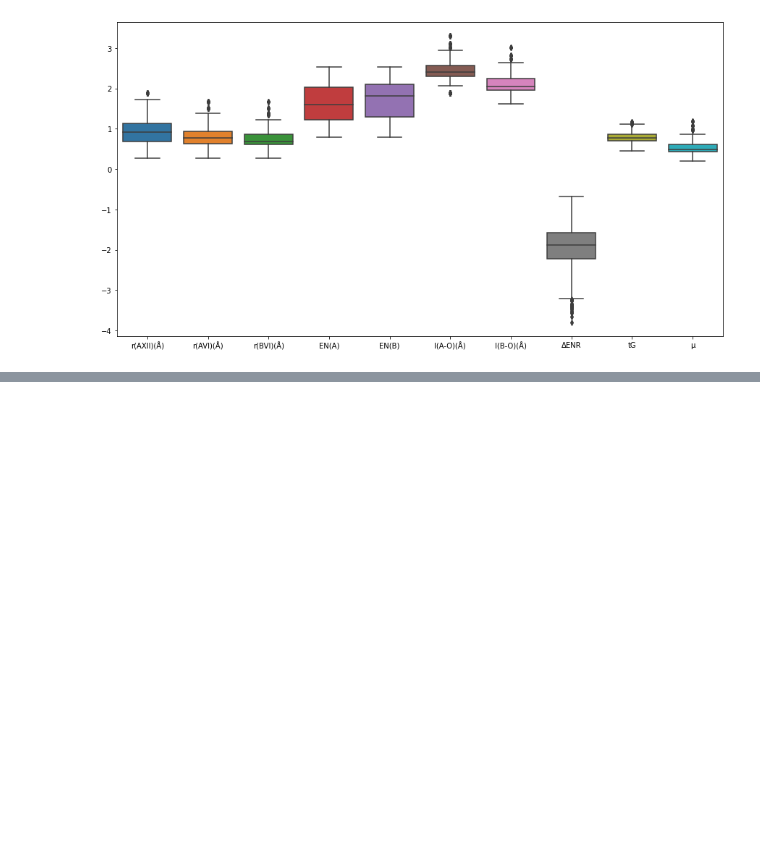
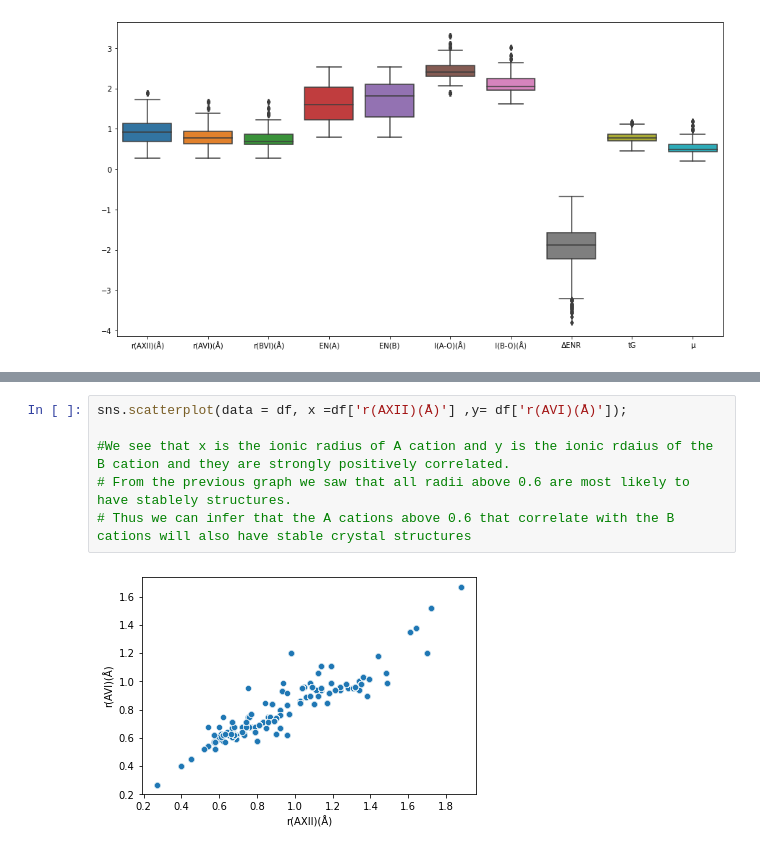
Before and after one commit to AGrantHewitt/Classification-Modeling, a Jupyter notebook: BioChemistry_Classifications.ipynb, the cells around one changed output, grey strips where cells are left out. Drawn from its saved outputs; the diff is of its cells as text; blank space fills up the shorter version.

```diff
--- a/BioChemistry_Classifications.ipynb
+++ b/BioChemistry_Classifications.ipynb
@@ -165,0 +183,8 @@ sns.heatmap(corr, cmap = 'Blues', annot = True);
+# %%
+sns.scatterplot(data = df, x =df['r(AXII)(Å)'] ,y= df['r(AVI)(Å)']);
+
+#We see that x is the ionic radius of A cation and y is the ionic rdaius of the B cation and they are strongly positively correlated.
+# From the previous graph we saw that all radii above 0.6 are most likely to have stablely structures.
+# Thus we can infer that the A cations above 0.6 that correlate with the B cations will also have stable crystal structures
+# %% [output]
+[figure, added]
```
Also changed, not shown: parts of 3 cells of this notebook.
